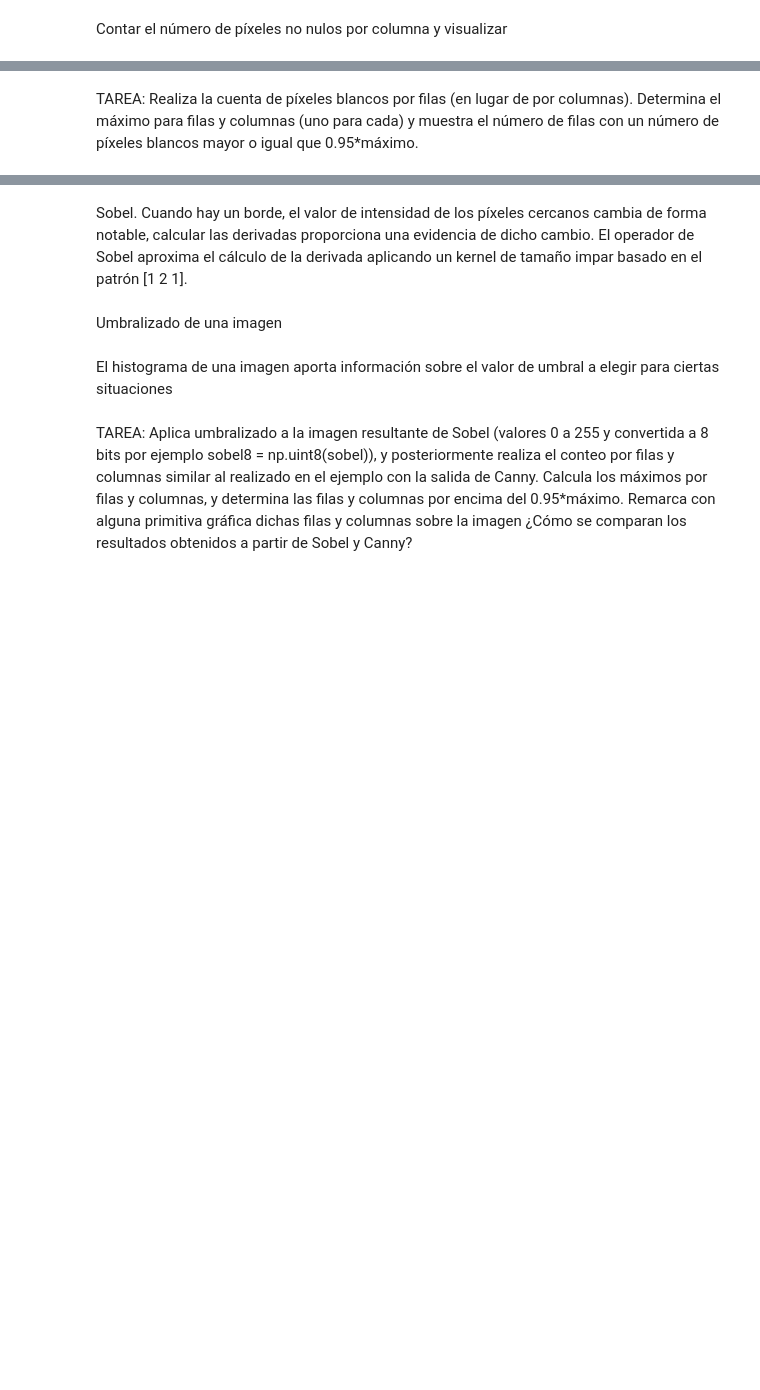
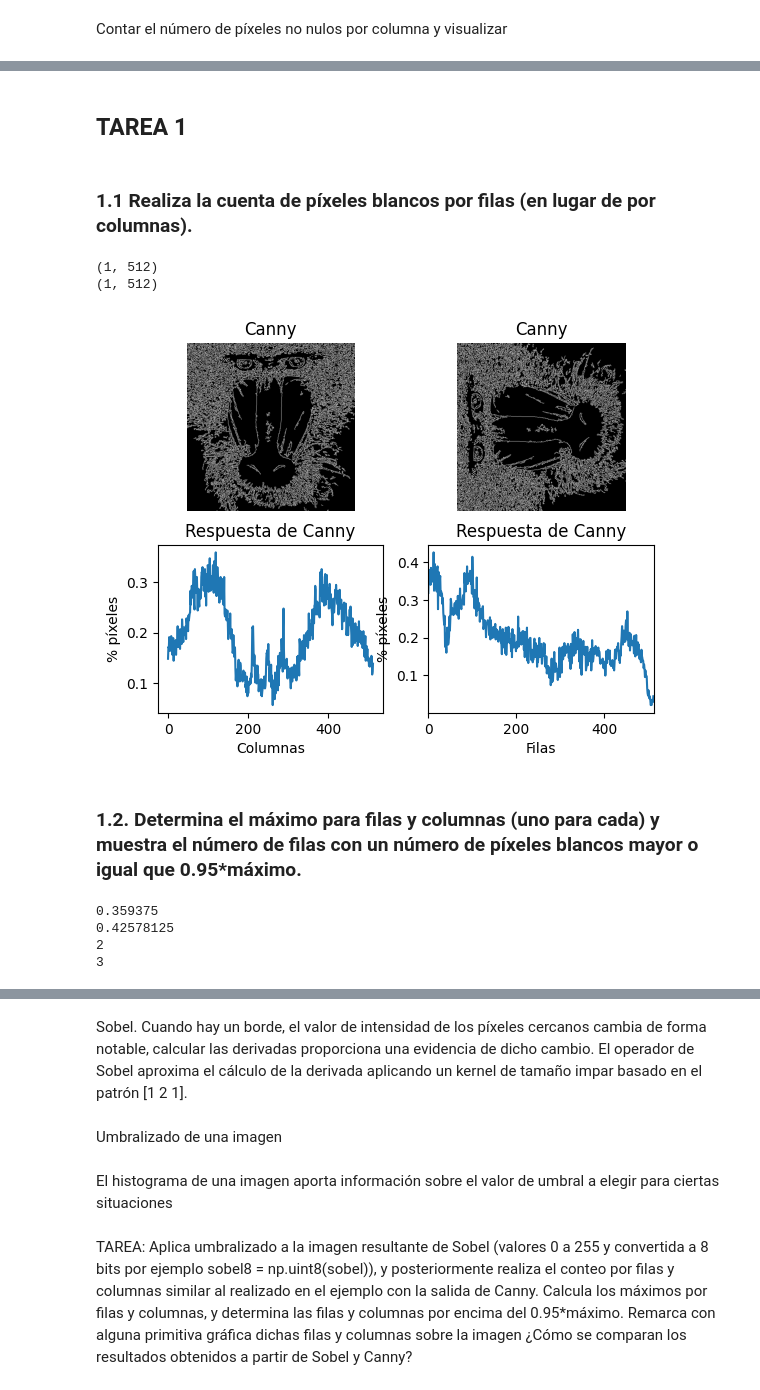
Before and after one commit to gitfrandu4/40982-VC, a Jupyter notebook: P2/VC_P2.ipynb, the cells around one changed output, grey strips where cells are left out. Saved outputs shown, nothing was run; the diff lists cells and outputs as text; code cells hidden in the pictures; blank space fills up the shorter version.

```diff
--- a/P2/VC_P2.ipynb
+++ b/P2/VC_P2.ipynb
@@ -91,2 +107,80 @@ plt.xlim([0, canny.shape[0]])
+# %% [markdown]
+## TAREA 1
+# %% [markdown]
+### 1.1 Realiza la cuenta de píxeles blancos por filas (en lugar de por columnas).
+# %%
+col_counts = cv2.reduce(canny, 0, cv2.REDUCE_SUM, dtype=cv2.CV_32SC1)
+row_counts = np.transpose(cv2.reduce(canny, 1, cv2.REDUCE_SUM, dtype=cv2.CV_32SC1))
+
+# Normalize by the number of rows and the maximum pixel value (255)
+cols = col_counts[0] / (255 * canny.shape[0]) # % of white pixels per column
+rows = row_counts[0] / (255 * canny.shape[1]) # % of white pixels per row
+
+print(col_counts.shape)  # Should output (1, 512)
+print(row_counts.shape)  # Should output (512, 1)
+
+#Muestra dicha cuenta gráficamente
+plt.figure()
+
+plt.subplot(2, 2, 1)
+plt.axis("off")
+plt.title("Canny")
+plt.imshow(canny, cmap='gray')
+
+plt.subplot(2, 2, 2)
+plt.axis("off")
+plt.title("Canny")
+plt.imshow(np.rot90(canny), cmap='gray')
+
+plt.subplot(2, 2, 3)
+plt.title("Respuesta de Canny")
+plt.xlabel("Columnas")
+plt.ylabel("% píxeles")
+plt.plot(cols)
+
+plt.subplot(2, 2, 4)
+plt.title("Respuesta de Canny")
+plt.xlabel("Filas")
+plt.ylabel("% píxeles")
+plt.plot(rows)
+
+#Rango en x definido por las filas
+plt.xlim([0, canny.shape[1]])
+# plt.ylim([0, canny.shape[0]])
+
+plt.show()
+# %% [output]
+(1, 512)
+(1, 512)
+[figure, added]
 # %% [markdown]
-TAREA: Realiza la cuenta de píxeles blancos por filas (en lugar de por columnas). Determina el máximo para filas y columnas (uno para cada) y muestra el número de filas con un número de píxeles blancos mayor o igual que 0.95*máximo.
+### 1.2. Determina el máximo para filas y columnas (uno para cada) y muestra el número de filas con un número de píxeles blancos mayor o igual que 0.95*máximo.
+# %%
+max_x_value = np.max(cols)
+max_y_value = np.max(rows)
+
+# Calculate the 95% threshold for both maximum values
+threshold_x = 0.95 * max_x_value
+threshold_y = 0.95 * max_y_value
+
+# Find the rows and columns that exceed the 95% threshold
+rows_above_threshold = rows >= threshold_y
+cols_above_threshold = cols >= threshold_x
+
+print(max_x_value)
+print(max_y_value)
+
+# Rows with a number of white pixels greater than or equal to 0.95*maximum
+rows_above_threshold = rows >= 0.95 * max_y_value
+# print(rows_above_threshold)
+print(np.sum(rows_above_threshold))
+
+# Columns with a number of white pixels greater than or equal to 0.95*maximum
+cols_above_threshold = cols >= 0.95 * max_x_value
+# print(cols_above_threshold)
+print(np.sum(cols_above_threshold))
+# %% [output]
+0.359375
+0.42578125
+2
+3
```
Also changed, not shown: parts of 3 cells of this notebook.
